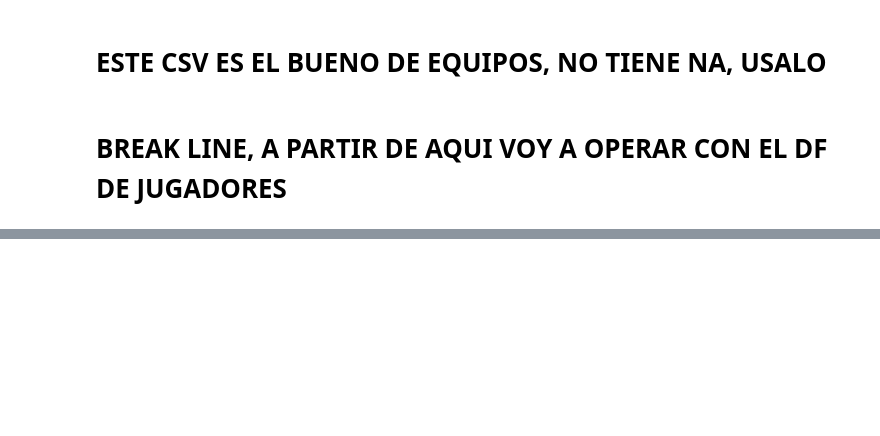
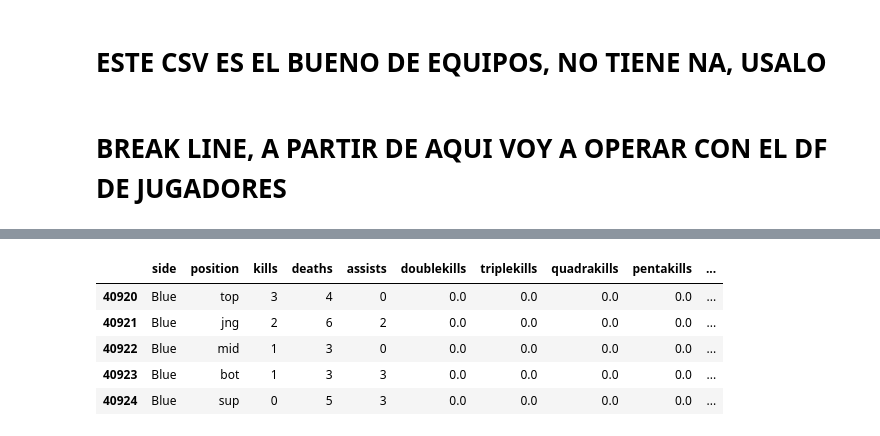
Before and after one commit to ktsb3/league-of-legends-data-analysis-and-prediction-model, a Jupyter notebook: lol_df_creation.ipynb, the cells around one changed output, grey strips where cells are left out. Cells and saved outputs as stored; diff of their text form; code cells hidden in the pictures; blank space fills up the shorter version.

```diff
--- a/lol_df_creation.ipynb
+++ b/lol_df_creation.ipynb
@@ -949,0 +1026,9 @@ X
+# %%
+players_blue.tail()
+# %% [output]
+|  | side | position | kills | deaths | assists | doublekills | triplekills | quadrakills | pentakills | ... |
+| 40920 | Blue | top | 3 | 4 | 0 | 0.0 | 0.0 | 0.0 | 0.0 | ... |
+| 40921 | Blue | jng | 2 | 6 | 2 | 0.0 | 0.0 | 0.0 | 0.0 | ... |
+| 40922 | Blue | mid | 1 | 3 | 0 | 0.0 | 0.0 | 0.0 | 0.0 | ... |
+| 40923 | Blue | bot | 1 | 3 | 3 | 0.0 | 0.0 | 0.0 | 0.0 | ... |
+| 40924 | Blue | sup | 0 | 5 | 3 | 0.0 | 0.0 | 0.0 | 0.0 | ... |
```
Also changed, not shown: parts of 63 cells of this notebook, 6 other files.
